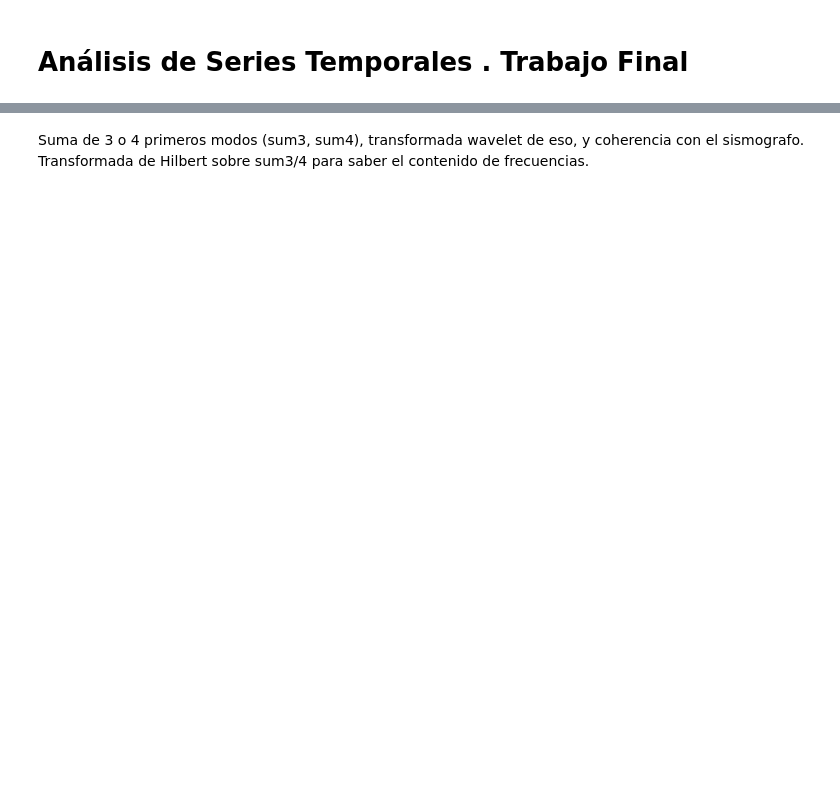
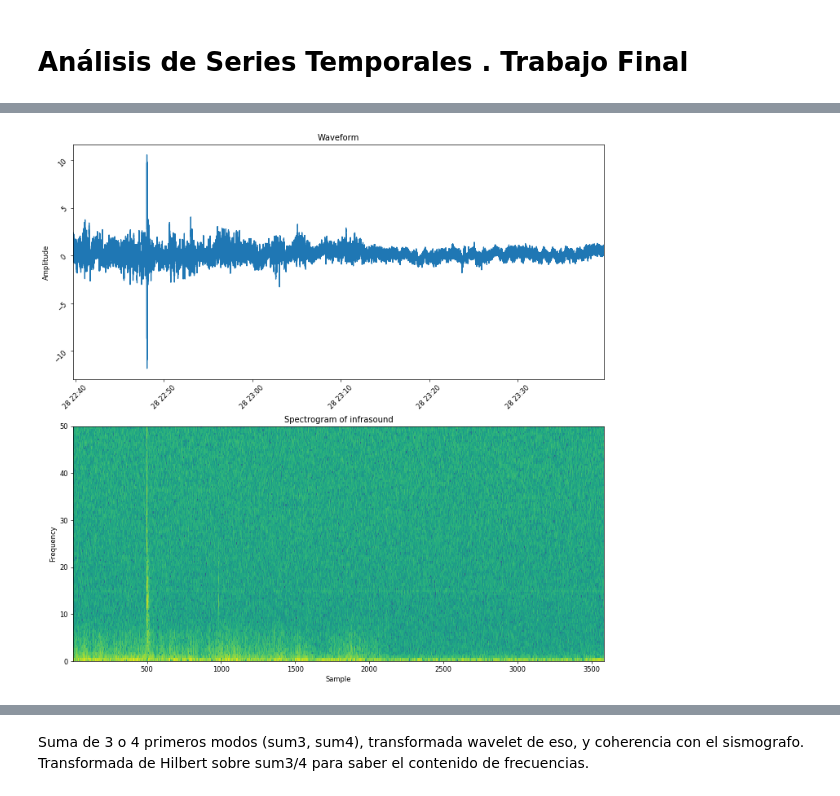
Before and after one commit to Spowrs/AST_Unsam, a Jupyter notebook: AST_final.ipynb, the cells around one changed output, grey strips where cells are left out. Drawn from its saved outputs; the diff is of its cells as text; code cells hidden in the pictures; blank space fills up the shorter version.

```diff
--- a/AST_final.ipynb
+++ b/AST_final.ipynb
@@ -293,0 +31,16 @@ plt.show()
+# %%
+with open('20170328_22_time-infra.txt') as time:
+    infra_time_str = time.read().splitlines()
+print(f'{infra_time_str[0]:<30} ==> {type(infra_time_str[0])}')
+
+infra_time_d64 = np.array(infra_time_str, dtype='datetime64')
+print(f'{infra_time_d64[0]:<30} ==> {np.dtype(infra_time_d64[0])}')
+
+infra_time_utc = infra_time_d64.astype('O')
+print(f'{str(infra_time_utc[0]):<30} ==> {type(infra_time_utc[0])}')
+
+with open('20170328_22_signal-infra.txt') as signal_str:
+    infra_full = list(map(float, signal_str))
+print(f'{infra_full[0]:<30} ==> {type(infra_full[0])}')
+
+s_freq = 100
@@ -293,0 +52,18 @@ plt.show()
+# %%
+fig_infra = plt.figure(figsize=(14,14), dpi=60) # (width, height) in inches.
+ax1, ax2 = fig_infra.subplots(2)
+
+ax1.plot(infra_time_d64,infra_full)
+ax1.set_title('Waveform')
+ax1.tick_params(labelrotation=45)
+#ax1.set_xlabel('Time')
+ax1.set_xlim(infra_time_utc[0],infra_time_utc[-1])
+ax1.set_ylabel('Amplitude')
+
+ax2.specgram(infra_full,Fs=s_freq)
+ax2.set_title('Spectrogram of infrasound')
+ax2.set_xlabel('Sample')
+ax2.set_ylabel('Frequency')
+plt.show()
+# %% [output]
+[figure, added]
```
Also changed, not shown: parts of 78 cells of this notebook.
